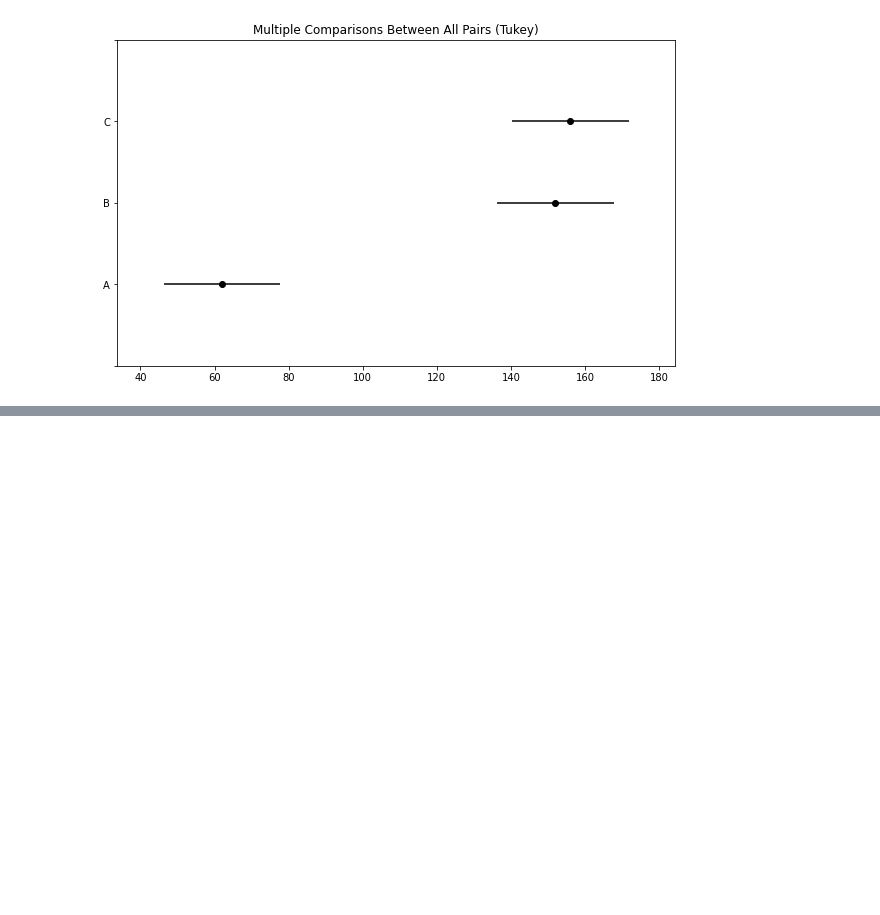
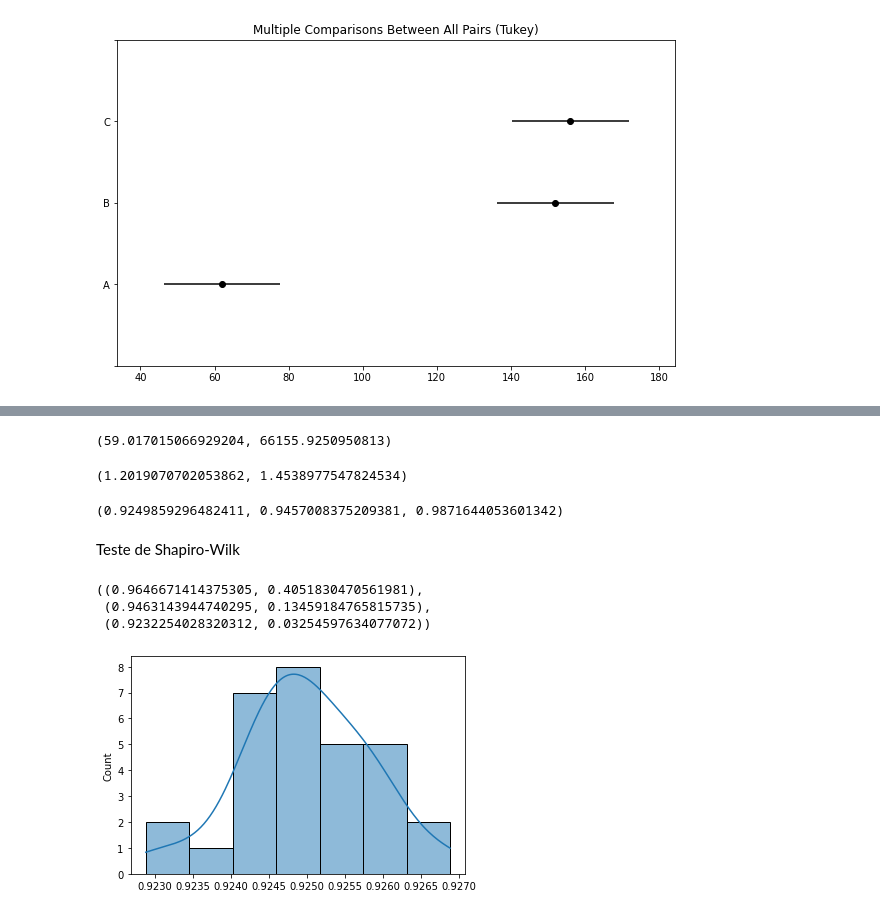
Before and after one commit to miller00315/estatistica_machine_learning, a Jupyter notebook: teste_hipotese.ipynb, the cells around one changed output, grey strips where cells are left out. Saved outputs shown, nothing was run; the diff lists cells and outputs as text; code cells hidden in the pictures; blank space fills up the shorter version.

```diff
--- a/teste_hipotese.ipynb
+++ b/teste_hipotese.ipynb
@@ -406,0 +436,9 @@ test.plot_simultaneous();
+# %%
+import pandas as pd
+from sklearn.naive_bayes import GaussianNB
+from sklearn.linear_model import LogisticRegression
+from sklearn.ensemble import RandomForestClassifier
+from sklearn.model_selection import cross_val_score, KFold
+dataset = pd.read_csv('credit_data.csv')
+dataset.dropna(inplace=True)
+dataset.head()
@@ -406,0 +452,7 @@ test.plot_simultaneous();
+# %%
+X = dataset.iloc[:, 1:4].values
+y = dataset.iloc[:, 4].values
+# %%
+min(X[0]), max(X[0])
+# %% [output]
+(59.017015066929204, 66155.9250950813)
@@ -406,0 +461,35 @@ test.plot_simultaneous();
+# %%
+scaler = StandardScaler()
+X = scaler.fit_transform(X)
+# %%
+min(X[0]), max(X[0])
+# %% [output]
+(1.2019070702053862, 1.4538977547824534)
+# %%
+resultados_naive_cv = []
+resultados_logistica_cv = []
+resultados_forest_cv = []
+for i in range(30):
+  kfold = KFold(n_splits = 10, shuffle = True, random_state = i)
+
+  naive_bayes = GaussianNB()
+  scores = cross_val_score(naive_bayes, X, y, cv = kfold)
+  resultados_naive_cv.append(scores.mean())
+
+  logistica = LogisticRegression()
+  scores = cross_val_score(logistica, X, y, cv = kfold)
+  resultados_logistica_cv.append(scores.mean())
+
+  random_forest = RandomForestClassifier()
+  scores = cross_val_score(random_forest, X, y, cv = kfold)
+  resultados_forest_cv.append(scores.mean())
+
+resultados_naive_cv = np.array(resultados_naive_cv)
+resultados_logistica_cv = np.array(resultados_logistica_cv)
+resultados_forest_cv = np.array(resultados_forest_cv)
+# %%
+resultados_naive_cv.mean(), resultados_logistica_cv.mean(), resultados_forest_cv.mean()
+# %% [output]
+(0.9249859296482411, 0.9457008375209381, 0.9871644053601342)
+# %% [markdown]
+Teste de Shapiro-Wilk
@@ -406,0 +498,12 @@ test.plot_simultaneous();
+# %%
+from scipy.stats import shapiro
+shapiro(resultados_naive_cv), shapiro(resultados_logistica_cv), shapiro(resultados_forest_cv)
+# %% [output]
+((0.9646671414375305, 0.4051830470561981),
+ (0.9463143944740295, 0.13459184765815735),
+ (0.9232254028320312, 0.03254597634077072))
+# %%
+import seaborn as sns
+sns.histplot(resultados_naive_cv, kde=True);
+# %% [output]
+[figure, added]
```
Also changed, not shown: parts of 18 cells of this notebook.
